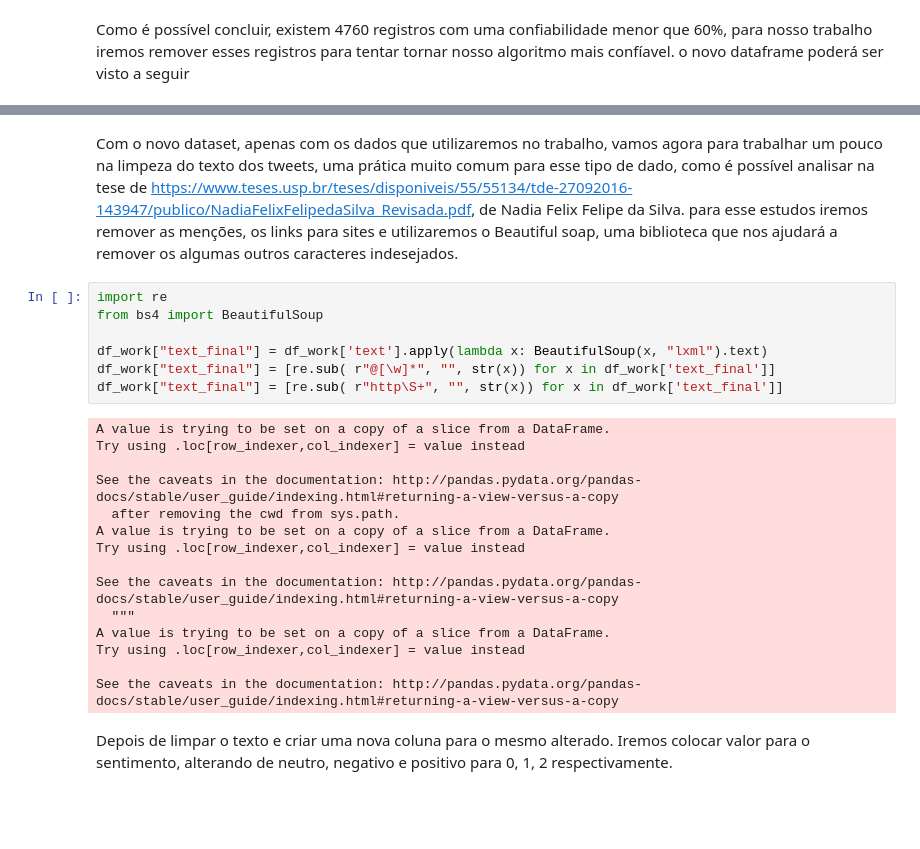
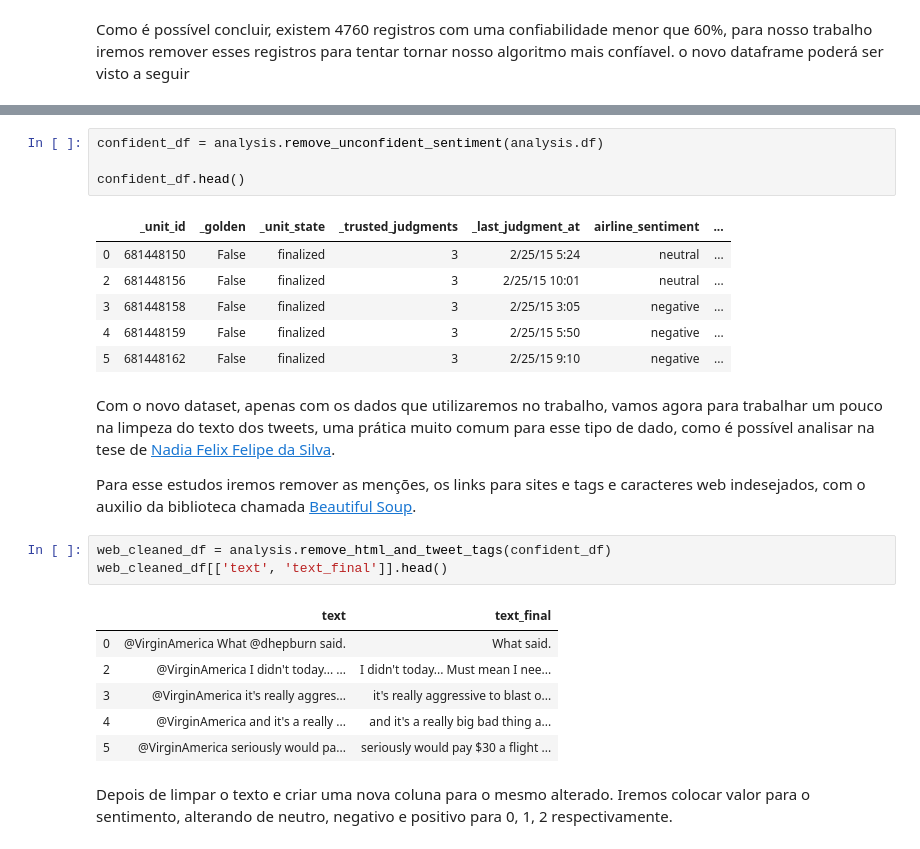
Before and after one commit to maurofloriano/cefet_ml, a Jupyter notebook: sentiment_analysis.ipynb, the cells around one changed output, grey strips where cells are left out. Saved outputs shown, nothing was run; the diff lists cells and outputs as text; blank space fills up the shorter version.

```diff
--- a/sentiment_analysis.ipynb
+++ b/sentiment_analysis.ipynb
@@ -56,26 +52,28 @@ df_work.head()
+# %%
+confident_df = analysis.remove_unconfident_sentiment(analysis.df)
+
+confident_df.head()
+# %% [output]
+|  | _unit_id | _golden | _unit_state | _trusted_judgments | _last_judgment_at | airline_sentiment | ... |
+| 0 | 681448150 | False | finalized | 3 | 2/25/15 5:24 | neutral | ... |
+| 2 | 681448156 | False | finalized | 3 | 2/25/15 10:01 | neutral | ... |
+| 3 | 681448158 | False | finalized | 3 | 2/25/15 3:05 | negative | ... |
+| 4 | 681448159 | False | finalized | 3 | 2/25/15 5:50 | negative | ... |
+| 5 | 681448162 | False | finalized | 3 | 2/25/15 9:10 | negative | ... |
 # %% [markdown]
-Com o novo dataset, apenas com os dados que utilizaremos no trabalho, vamos agora para trabalhar um pouco na limpeza do texto dos tweets, uma prática muito comum para esse tipo de dado, como é possível analisar na tese de https://www.teses.usp.br/teses/disponiveis/55/55134/tde-27092016-143947/publico/NadiaFelixFelipedaSilva_Revisada.pdf, de Nadia Felix Felipe da Silva. para esse estudos iremos remover as menções, os links para sites e utilizaremos o Beautiful soap, uma biblioteca que nos ajudará a remover os algumas outros caracteres indesejados.
+
+Com o novo dataset, apenas com os dados que utilizaremos no trabalho, vamos agora para trabalhar um pouco na limpeza do texto dos tweets, uma prática muito comum para esse tipo de dado, como é possível analisar na tese de [Nadia Felix Felipe da Silva](https://www.teses.usp.br/teses/disponiveis/55/55134/tde-27092016-143947/publico/NadiaFelixFelipedaSilva_Revisada.pdf).
+
+Para esse estudos iremos remover as menções, os links para sites e tags e caracteres web indesejados, com o auxilio da biblioteca chamada [Beautiful Soup](https://www.crummy.com/software/BeautifulSoup/bs4/doc).
-# %%
-import re
-from bs4 import BeautifulSoup
-
-df_work["text_final"] = df_work['text'].apply(lambda x: BeautifulSoup(x, "lxml").text)
-df_work["text_final"] = [re.sub( r"@[\w]*", "", str(x)) for x in df_work['text_final']]
-df_work["text_final"] = [re.sub( r"http\S+", "", str(x)) for x in df_work['text_final']]
-# %% [output]
-A value is trying to be set on a copy of a slice from a DataFrame.
-Try using .loc[row_indexer,col_indexer] = value instead
-
-See the caveats in the documentation: http://pandas.pydata.org/pandas-docs/stable/user_guide/indexing.html#returning-a-view-versus-a-copy
-  after removing the cwd from sys.path.
-A value is trying to be set on a copy of a slice from a DataFrame.
-Try using .loc[row_indexer,col_indexer] = value instead
-
-See the caveats in the documentation: http://pandas.pydata.org/pandas-docs/stable/user_guide/indexing.html#returning-a-view-versus-a-copy
-  """
-A value is trying to be set on a copy of a slice from a DataFrame.
-Try using .loc[row_indexer,col_indexer] = value instead
-
-See the caveats in the documentation: http://pandas.pydata.org/pandas-docs/stable/user_guide/indexing.html#returning-a-view-versus-a-copy
+# %%
+web_cleaned_df = analysis.remove_html_and_tweet_tags(confident_df)
+web_cleaned_df[['text', 'text_final']].head()
+# %% [output]
+|  | text | text_final |
+| 0 | @VirginAmerica What @dhepburn said. | What said. |
+| 2 | @VirginAmerica I didn't today... ... | I didn't today... Must mean I nee... |
+| 3 | @VirginAmerica it's really aggres... | it's really aggressive to blast o... |
+| 4 | @VirginAmerica and it's a really ... | and it's a really big bad thing a... |
+| 5 | @VirginAmerica seriously would pa... | seriously would pay $30 a flight ... |
 # %% [markdown]
 Depois de limpar o texto e criar uma nova coluna para o mesmo alterado. Iremos colocar valor para o sentimento, alterando de neutro, negativo e positivo para 0, 1, 2 respectivamente.
```
Also changed, not shown: parts of 7 cells of this notebook, 5 other files.
